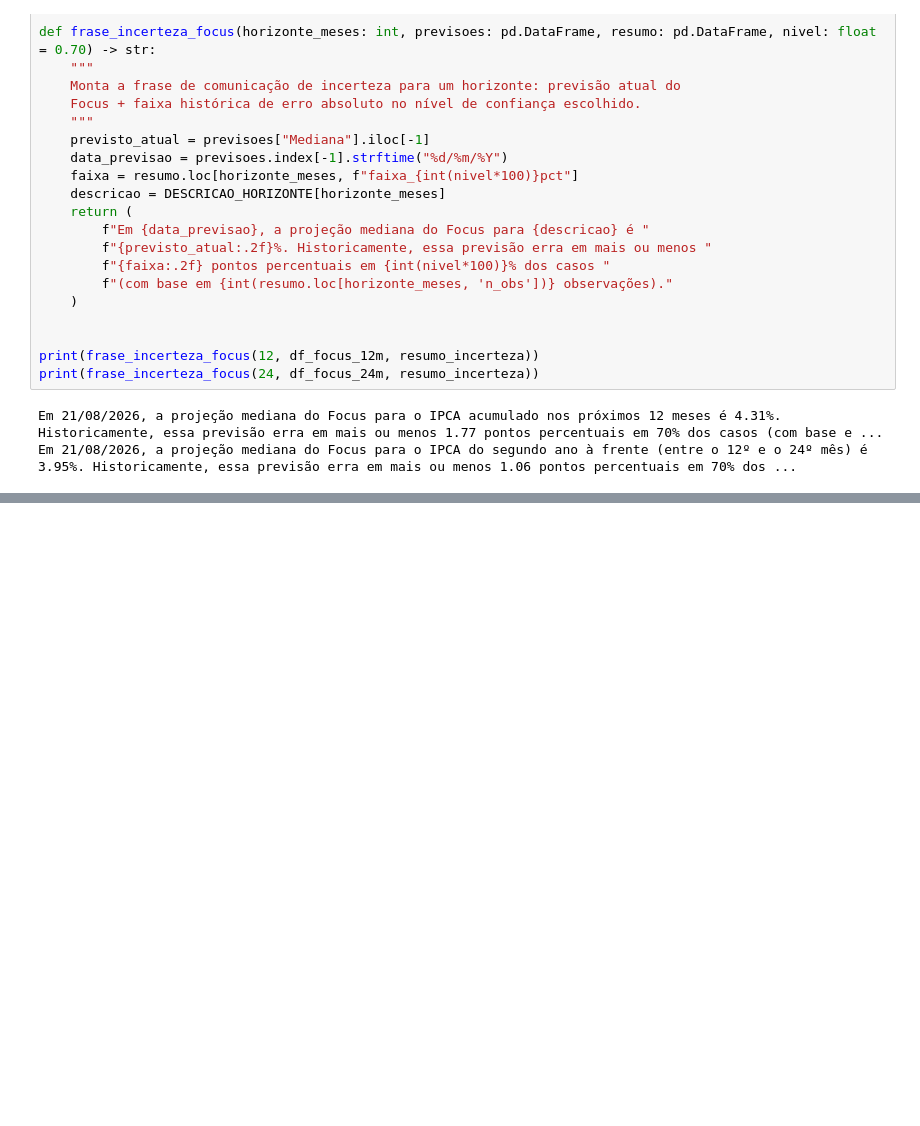
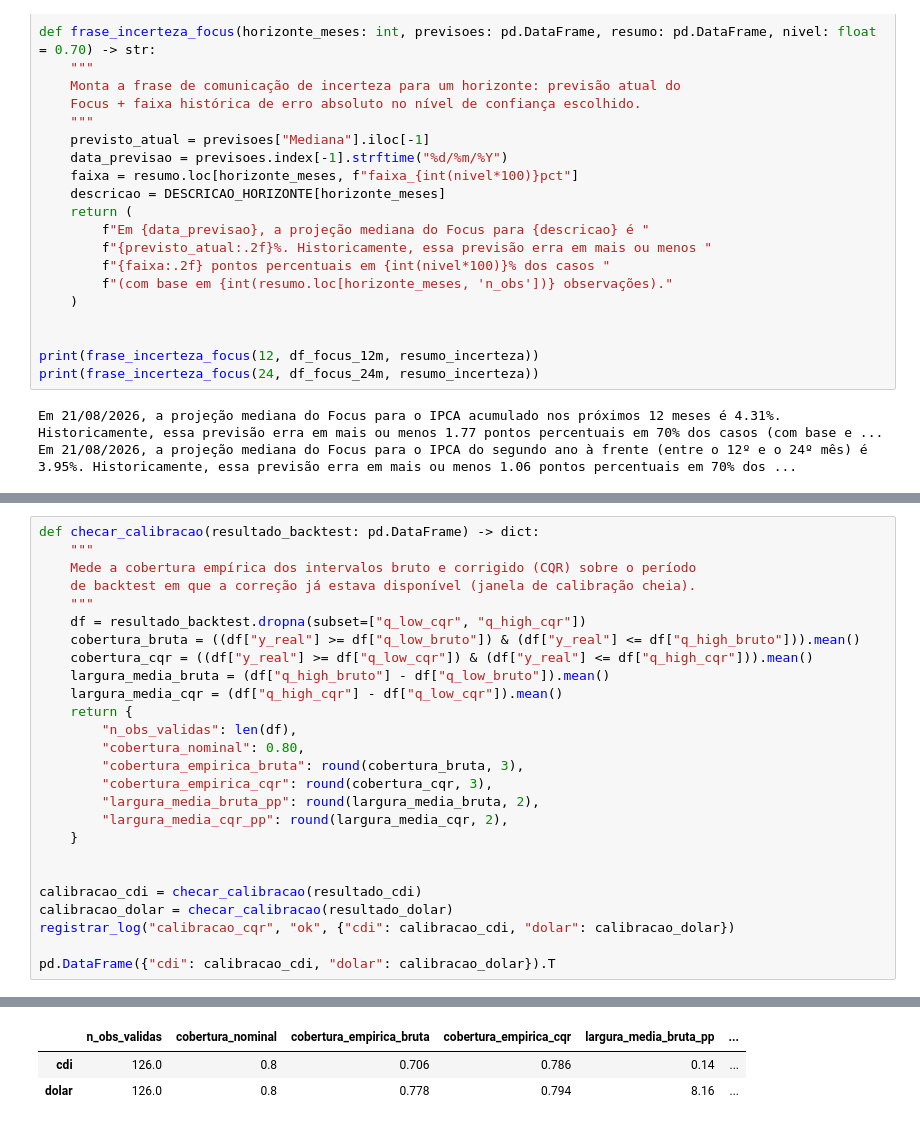
Before and after one commit to CarlosRoza/Projetos_dissertacao, a Jupyter notebook: testeghia.ipynb, the cells around one changed output, grey strips where cells are left out. Saved outputs shown, nothing was run; the diff lists cells and outputs as text; blank space fills up the shorter version.

```diff
--- a/testeghia.ipynb
+++ b/testeghia.ipynb
@@ -624,0 +773,27 @@ Em 21/08/2026, a projeção mediana do Focus para o IPCA do segundo ano à frent
+# %%
+def checar_calibracao(resultado_backtest: pd.DataFrame) -> dict:
+    """
+    Mede a cobertura empírica dos intervalos bruto e corrigido (CQR) sobre o período
+    de backtest em que a correção já estava disponível (janela de calibração cheia).
+    """
+    df = resultado_backtest.dropna(subset=["q_low_cqr", "q_high_cqr"])
+    cobertura_bruta = ((df["y_real"] >= df["q_low_bruto"]) & (df["y_real"] <= df["q_high_bruto"])).mean()
+    cobertura_cqr = ((df["y_real"] >= df["q_low_cqr"]) & (df["y_real"] <= df["q_high_cqr"])).mean()
+    largura_media_bruta = (df["q_high_bruto"] - df["q_low_bruto"]).mean()
+    largura_media_cqr = (df["q_high_cqr"] - df["q_low_cqr"]).mean()
+    return {
+        "n_obs_validas": len(df),
+        "cobertura_nominal": 0.80,
+        "cobertura_empirica_bruta": round(cobertura_bruta, 3),
+        "cobertura_empirica_cqr": round(cobertura_cqr, 3),
+        "largura_media_bruta_pp": round(largura_media_bruta, 2),
+        "largura_media_cqr_pp": round(largura_media_cqr, 2),
+    }
+
+
+calibracao_cdi = checar_calibracao(resultado_cdi)
+calibracao_dolar = checar_calibracao(resultado_dolar)
+registrar_log("calibracao_cqr", "ok", {"cdi": calibracao_cdi, "dolar": calibracao_dolar})
+
+pd.DataFrame({"cdi": calibracao_cdi, "dolar": calibracao_dolar}).T
+# %% [output]
@@ -624,0 +801,3 @@ Em 21/08/2026, a projeção mediana do Focus para o IPCA do segundo ano à frent
+|  | n_obs_validas | cobertura_nominal | cobertura_empirica_bruta | cobertura_empirica_cqr | largura_media_bruta_pp | ... |
+| cdi | 126.0 | 0.8 | 0.706 | 0.786 | 0.14 | ... |
+| dolar | 126.0 | 0.8 | 0.778 | 0.794 | 8.16 | ... |
```
Also changed, not shown: parts of 21 cells of this notebook.
